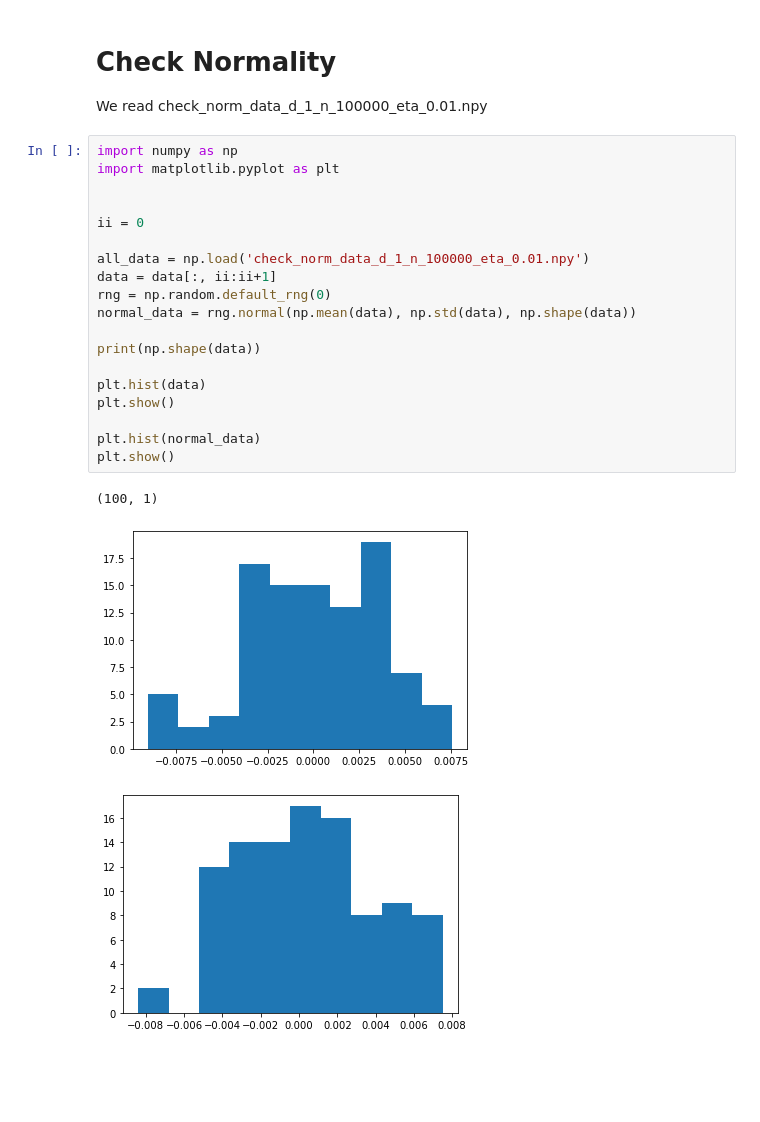
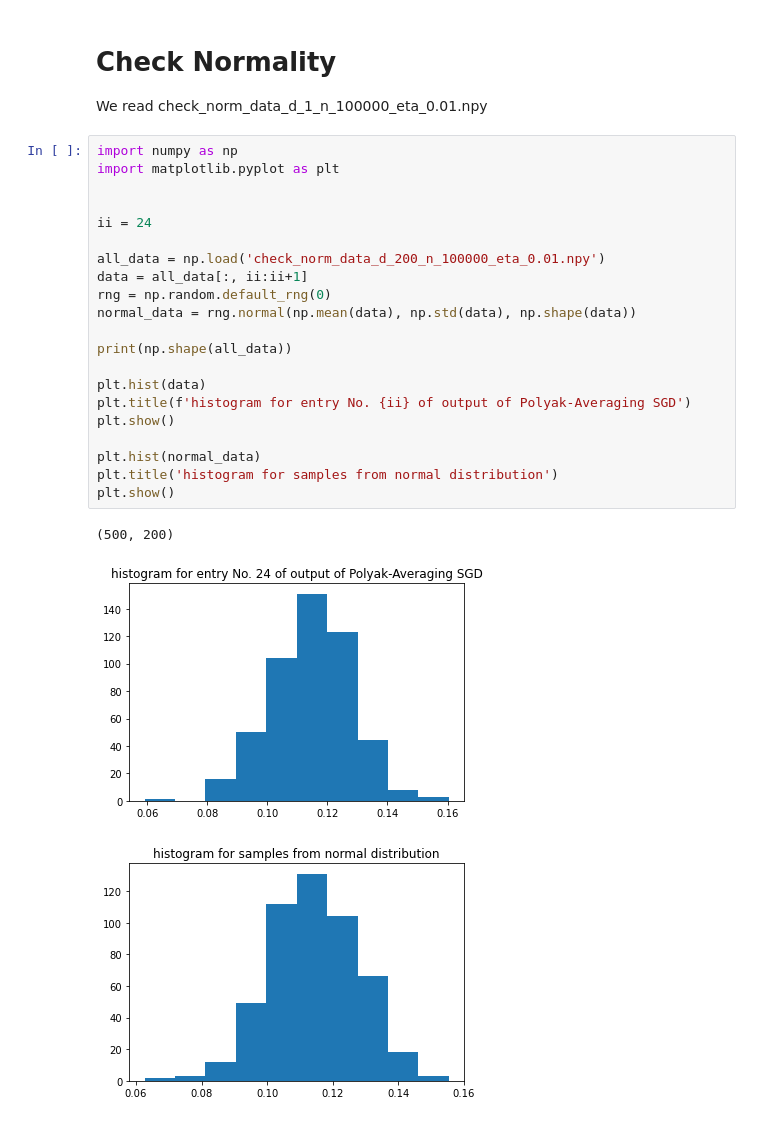
Before and after one commit to BeetrootWang/UQ_Proj, a Jupyter notebook: draft.ipynb, the cells around one changed output. Saved outputs shown, nothing was run; the diff lists cells and outputs as text; blank space fills up the shorter version.

```diff
--- a/draft.ipynb
+++ b/draft.ipynb
@@ -347,23 +347,25 @@ We read check_norm_data_d_1_n_100000_eta_0.01.npy
 # %%
 import numpy as np
 import matplotlib.pyplot as plt
 
 
-ii = 0
+ii = 24
 
-all_data = np.load('check_norm_data_d_1_n_100000_eta_0.01.npy')
-data = data[:, ii:ii+1]
+all_data = np.load('check_norm_data_d_200_n_100000_eta_0.01.npy')
+data = all_data[:, ii:ii+1]
 rng = np.random.default_rng(0)
 normal_data = rng.normal(np.mean(data), np.std(data), np.shape(data))
 
-print(np.shape(data))
+print(np.shape(all_data))
 
 plt.hist(data)
+plt.title(f'histogram for entry No. {ii} of output of Polyak-Averaging SGD')
 plt.show()
 
 plt.hist(normal_data)
+plt.title('histogram for samples from normal distribution')
 plt.show()
 # %% [output]
-(100, 1)
+(500, 200)
-[figure, old version]
+[figure, new version]
-[figure, old version]
+[figure, new version]
```
Also changed, not shown: 1 other file.
